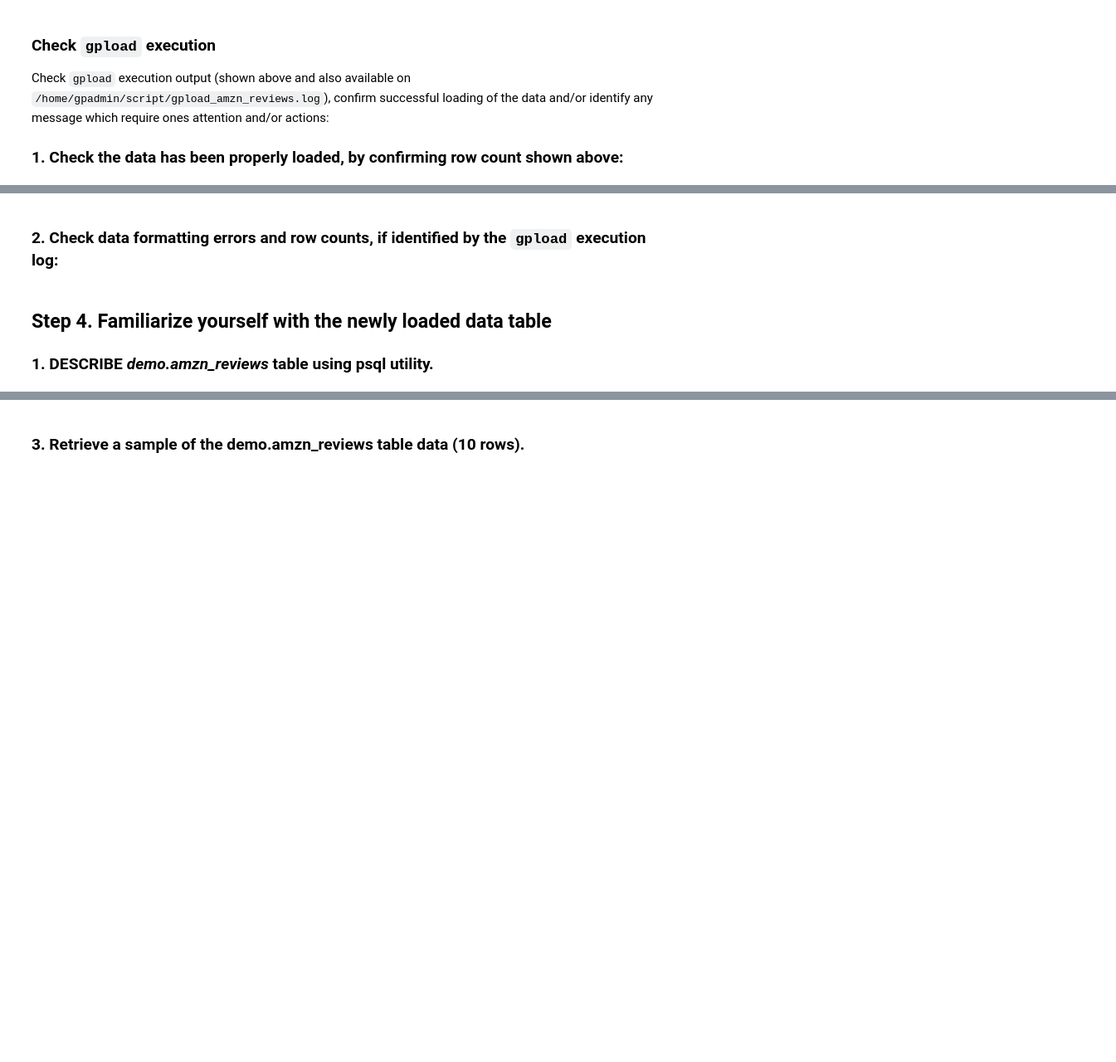
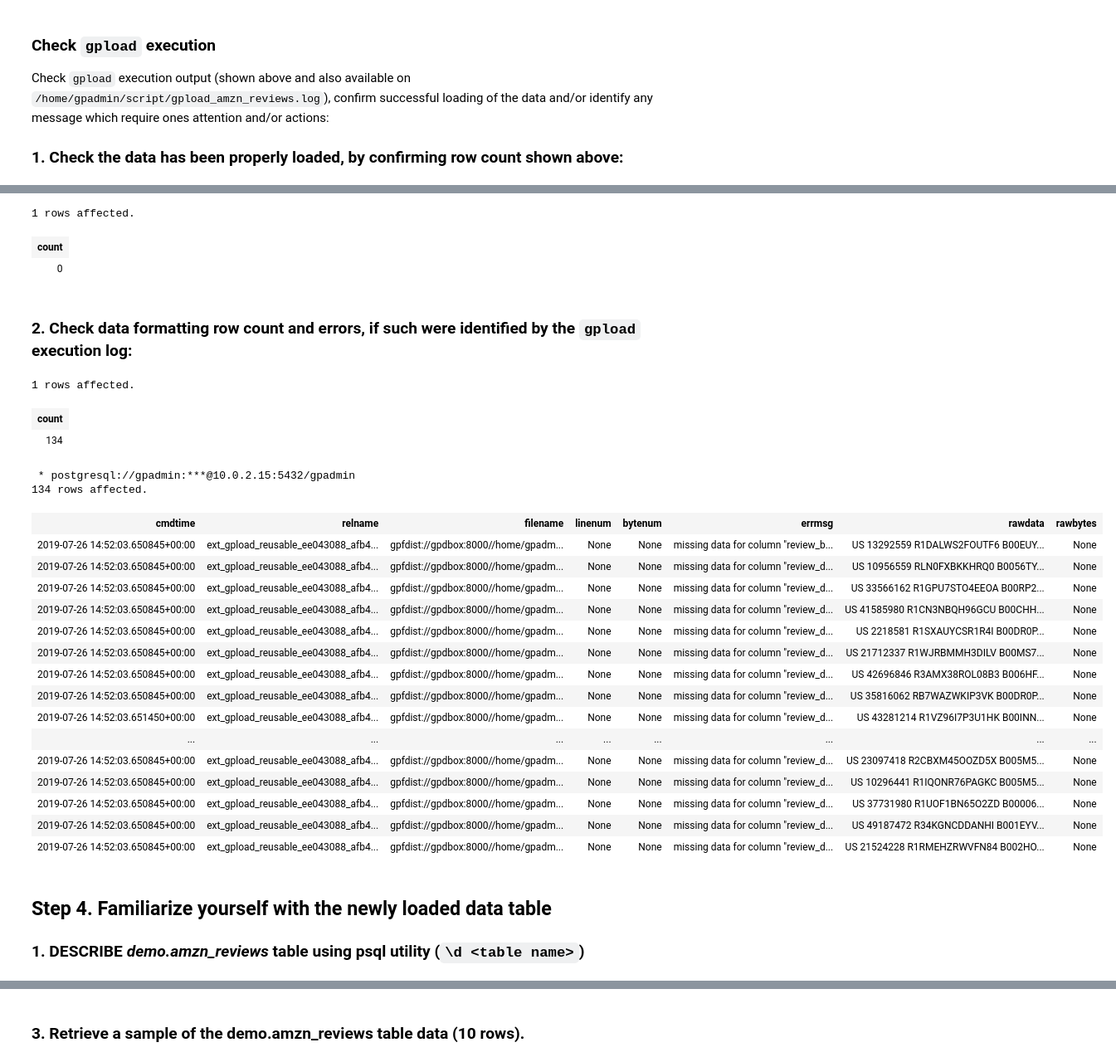
Before and after one commit to cantzakas/gp-demo-aws, a Jupyter notebook: NBK-demo-local.ipynb, the cells around one changed output, grey strips where cells are left out. Shown at 83% size. Cells and saved outputs as stored; diff of their text form; code cells hidden in the pictures; blank space fills up the shorter version.

```diff
--- a/NBK-demo-local.ipynb
+++ b/NBK-demo-local.ipynb
@@ -167,2 +176,9 @@ FROM demo.amzn_reviews;
+# %%
+query = !cat script/3-2-count-amzn-reviews.sql
+%sql $DB_USER@$DB_SERVER {''.join(query)}
+# %% [output]
+1 rows affected.
+| count |
+| 0 |
 # %% [markdown]
-### 2. Check data formatting errors and row counts, if identified by the `gpload` execution log:
+### 2. Check data formatting row count and errors, if such were identified by the `gpload` execution log:
@@ -177,4 +185,40 @@ FROM demo.amzn_reviews;
+# %%
+cmd = 'cat /home/gpadmin/gpload_amzn_reviews.log\
+    | grep -e '"'"'WARN|select'"'"'\
+    | awk '"'"'BEGIN{FS="|";OFS=" "} {print $3}'"'"'\
+    | awk '"'"'{print $1, "COUNT(*)", $3, $4, $5, $6, $7, $8}'"'"''
+query = !ssh $DB_USER@$DB_SERVER $cmd
+%sql $DB_USER@$DB_SERVER {''.join(query)}
+# %% [output]
+1 rows affected.
+| count |
+| 134 |
+# %%
+cmd = 'cat /home/gpadmin/gpload_amzn_reviews.log\
+    | grep -e '"'"'WARN|select'"'"'\
+    | awk '"'"'BEGIN{FS="|"} {print $3}'"'"' '
+query = !ssh $DB_USER@$DB_SERVER $cmd
+%sql {''.join(query)}
+# %% [output]
+ * postgresql://gpadmin:***@10.0.2.15:5432/gpadmin
+134 rows affected.
+| cmdtime | relname | filename | linenum | bytenum | errmsg | rawdata | rawbytes |
+| 2019-07-26 14:52:03.650845+00:00 | ext_gpload_reusable_ee043088_afb4... | gpfdist://gpdbox:8000//home/gpadm... | None | None | missing data for column "review_b... | US 13292559 R1DALWS2FOUTF6 B00EUY... | None |
+| 2019-07-26 14:52:03.650845+00:00 | ext_gpload_reusable_ee043088_afb4... | gpfdist://gpdbox:8000//home/gpadm... | None | None | missing data for column "review_d... | US 10956559 RLN0FXBKKHRQ0 B0056TY... | None |
+| 2019-07-26 14:52:03.650845+00:00 | ext_gpload_reusable_ee043088_afb4... | gpfdist://gpdbox:8000//home/gpadm... | None | None | missing data for column "review_d... | US 33566162 R1GPU7STO4EEOA B00RP2... | None |
+| 2019-07-26 14:52:03.650845+00:00 | ext_gpload_reusable_ee043088_afb4... | gpfdist://gpdbox:8000//home/gpadm... | None | None | missing data for column "review_d... | US 41585980 R1CN3NBQH96GCU B00CHH... | None |
+| 2019-07-26 14:52:03.650845+00:00 | ext_gpload_reusable_ee043088_afb4... | gpfdist://gpdbox:8000//home/gpadm... | None | None | missing data for column "review_d... | US 2218581 R1SXAUYCSR1R4I B00DR0P... | None |
+| 2019-07-26 14:52:03.650845+00:00 | ext_gpload_reusable_ee043088_afb4... | gpfdist://gpdbox:8000//home/gpadm... | None | None | missing data for column "review_d... | US 21712337 R1WJRBMMH3DILV B00MS7... | None |
+| 2019-07-26 14:52:03.650845+00:00 | ext_gpload_reusable_ee043088_afb4... | gpfdist://gpdbox:8000//home/gpadm... | None | None | missing data for column "review_d... | US 42696846 R3AMX38ROL08B3 B006HF... | None |
+| 2019-07-26 14:52:03.650845+00:00 | ext_gpload_reusable_ee043088_afb4... | gpfdist://gpdbox:8000//home/gpadm... | None | None | missing data for column "review_d... | US 35816062 RB7WAZWKIP3VK B00DR0P... | None |
+| 2019-07-26 14:52:03.651450+00:00 | ext_gpload_reusable_ee043088_afb4... | gpfdist://gpdbox:8000//home/gpadm... | None | None | missing data for column "review_d... | US 43281214 R1VZ96I7P3U1HK B00INN... | None |
+| ... | ... | ... | ... | ... | ... | ... | ... |
+| 2019-07-26 14:52:03.650845+00:00 | ext_gpload_reusable_ee043088_afb4... | gpfdist://gpdbox:8000//home/gpadm... | None | None | missing data for column "review_d... | US 23097418 R2CBXM45OOZD5X B005M5... | None |
+| 2019-07-26 14:52:03.650845+00:00 | ext_gpload_reusable_ee043088_afb4... | gpfdist://gpdbox:8000//home/gpadm... | None | None | missing data for column "review_d... | US 10296441 R1IQONR76PAGKC B005M5... | None |
+| 2019-07-26 14:52:03.650845+00:00 | ext_gpload_reusable_ee043088_afb4... | gpfdist://gpdbox:8000//home/gpadm... | None | None | missing data for column "review_d... | US 37731980 R1UOF1BN65O2ZD B00006... | None |
+| 2019-07-26 14:52:03.650845+00:00 | ext_gpload_reusable_ee043088_afb4... | gpfdist://gpdbox:8000//home/gpadm... | None | None | missing data for column "review_d... | US 49187472 R34KGNCDDANHI B001EYV... | None |
+| 2019-07-26 14:52:03.650845+00:00 | ext_gpload_reusable_ee043088_afb4... | gpfdist://gpdbox:8000//home/gpadm... | None | None | missing data for column "review_d... | US 21524228 R1RMEHZRWVFN84 B002HO... | None |
 # %% [markdown]
 ## Step 4. Familiarize yourself with the newly loaded data table
 
-### 1. DESCRIBE *demo.amzn_reviews* table using psql utility.
+### 1. DESCRIBE *demo.amzn_reviews* table using psql utility (`\d <table name>`)
```
Also changed, not shown: parts of 23 cells of this notebook.
